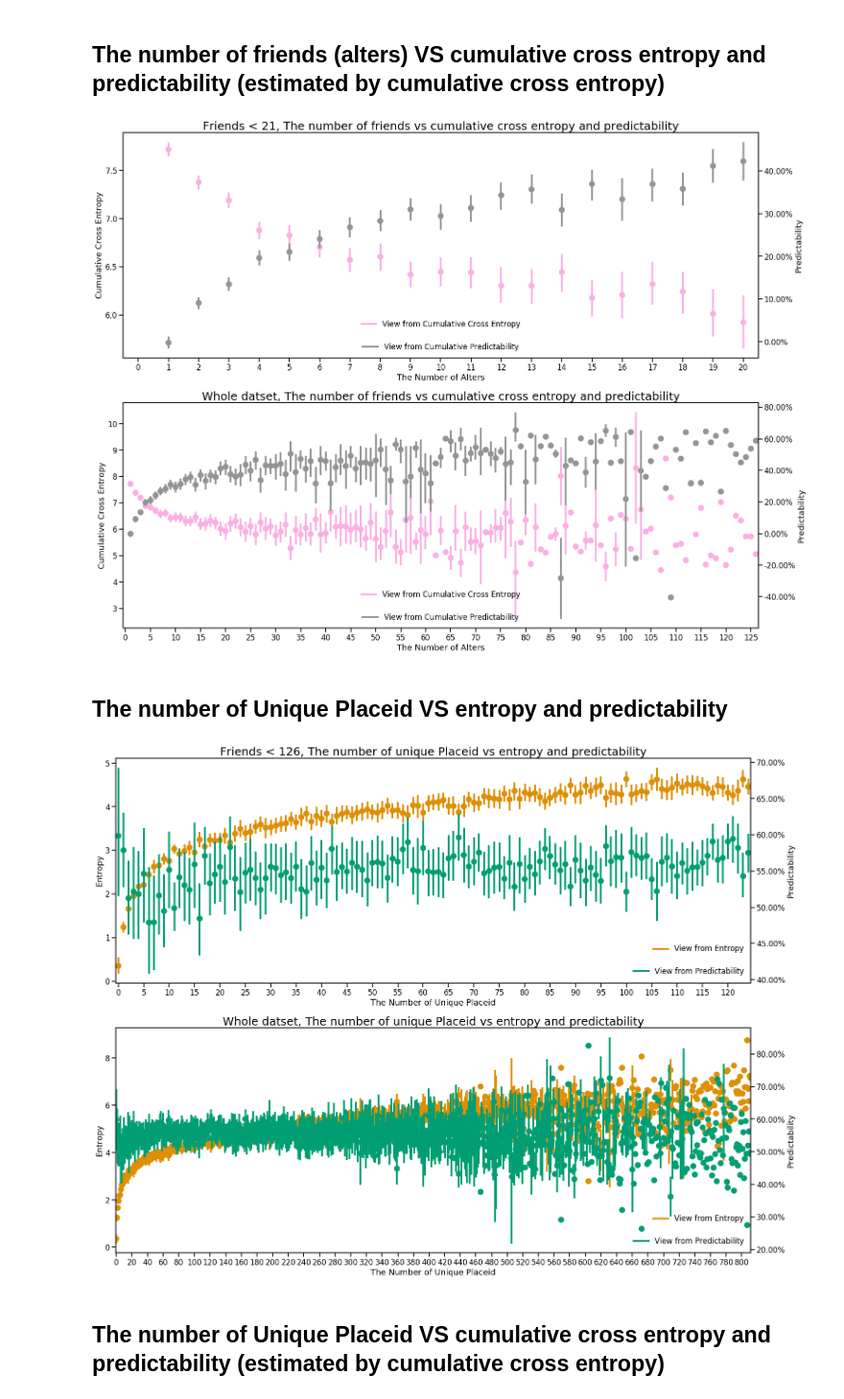
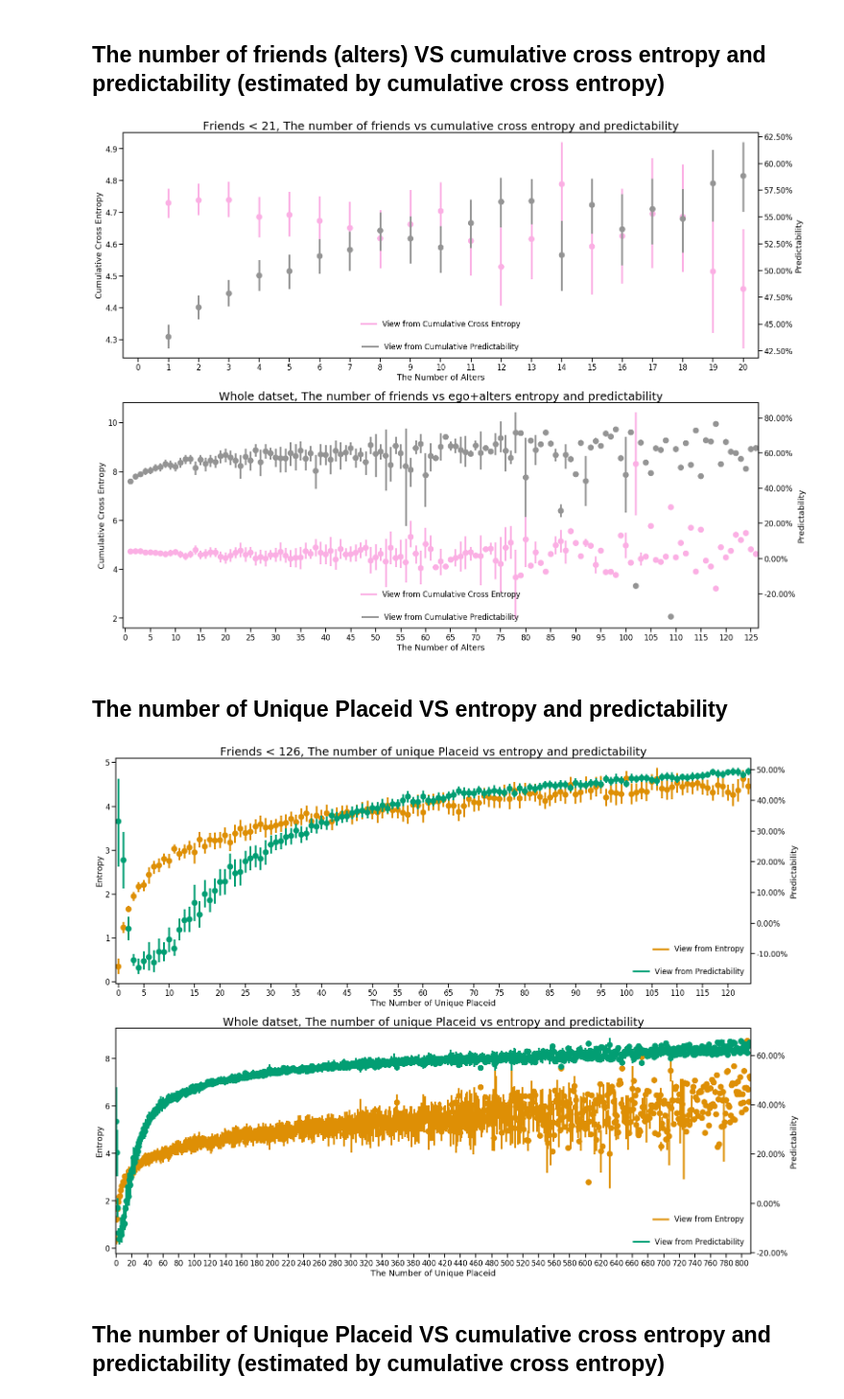
Before and after one commit to Magica-Chen/social-predictability, a Jupyter notebook: Social-Information-Bagrow-Visualization.ipynb, the cells around one changed output. Shown at 96% size. Saved outputs shown, nothing was run; the diff lists cells and outputs as text; code cells hidden in the pictures.

```diff
--- a/Social-Information-Bagrow-Visualization.ipynb
+++ b/Social-Information-Bagrow-Visualization.ipynb
@@ -222,13 +229,13 @@ plt.show()
 # %%
 fig, [ax, ax3] = plt.subplots(2,1, figsize=(25, 20))
 sns.set_context("talk")
-sns.pointplot(x="NumFriends", y="CrossEntropy", data=user_details[user_details['NumFriends'] < 21], \
+sns.pointplot(x="NumFriends", y="ego+alters entropy", data=user_details[user_details['NumFriends'] < 21], \
               ci=95, join=False, ax=ax, color=palette[6])
 ax.legend(labels=['View from Cumulative Cross Entropy'], bbox_to_anchor=(0., .1, 1., .1), loc=8, frameon=False)
 ax.set(xlabel='The Number of Alters', ylabel='Cumulative Cross Entropy')
 
 ax2 = ax.twinx()
-sns.pointplot(x="NumFriends", y="CrossPredictability2", data=user_details[user_details['NumFriends'] < 21], \
+sns.pointplot(x="NumFriends", y="ego+alters predictability", data=user_details[user_details['NumFriends'] < 21], \
               ci=95, join=False, ax=ax2, color=palette[7])
 ax2.legend(labels=['View from Cumulative Predictability'], bbox_to_anchor=(0., 0, 1., .1), loc=8, frameon=False)
 
@@ -238,13 +245,13 @@ ax2.set(xlabel='The Number of Alters', ylabel='Predictability')
 
 plt.title('Friends < 21, The number of friends vs cumulative cross entropy and predictability', fontsize=25)
 
-sns.pointplot(x="NumFriends", y="CrossEntropy", data=user_details, \
+sns.pointplot(x="NumFriends", y="ego+alters entropy", data=user_details, \
               ci=95, join=False, ax=ax3, color=palette[6])
 ax3.set(xlabel='The Number of Alters', ylabel='Cumulative Cross Entropy')
 ax3.legend(labels=['View from Cumulative Cross Entropy'], bbox_to_anchor=(0., .1, 1., .1), loc=8, frameon=False)
 
 ax4 = ax3.twinx()
-sns.pointplot(x="NumFriends", y="CrossPredictability2", data=user_details, \
+sns.pointplot(x="NumFriends", y="ego+alters predictability", data=user_details, \
               ci=95, join=False, ax=ax4, color=palette[7])
 ax4.legend(labels=['View from Cumulative Predictability'], bbox_to_anchor=(0., 0, 1., .1), loc=8, frameon=False)
 
@@ -254,53 +261,53 @@ ax4.xaxis.set_major_locator(ticker.MultipleLocator(5))
 ax4.xaxis.set_major_formatter(ticker.ScalarFormatter())
 ax4.set(xlabel='The Number of Alters', ylabel='Predictability')
 
-plt.title('Whole datset, The number of friends vs cumulative cross entropy and predictability', fontsize=25)
+plt.title('Whole datset, The number of friends vs ego+alters entropy and predictability', fontsize=25)
 plt.show()
 # %% [output]
-[figure, old version]
+[figure, new version]
 # %% [markdown]
 ## The number of Unique Placeid VS entropy and predictability
 # %%
 fig, [ax, ax3] = plt.subplots(2,1, figsize=(25, 20))
 sns.set_context("talk")
-sns.pointplot(x="NumUniqPlaceid", y="LZ_entropy", data=user_details[user_details['NumUniqPlaceid'] < 126], \
+sns.pointplot(x="NumUniqPlaceid", y="entropy", data=user_details[user_details['NumUniqPlaceid'] < 126], \
               ci=95, join=False, ax=ax, color=palette[1])
 ax.legend(labels=['View from Entropy'], bbox_to_anchor=(0., .1, 1., .1), loc=1, frameon=False)
 ax.set(xlabel='The Number of Unique Placeid', ylabel='Entropy')
 
 ax2 = ax.twinx()
-sns.pointplot(x="NumUniqPlaceid", y="Predictability2", data=user_details[user_details['NumUniqPlaceid'] < 126], \
+sns.pointplot(x="NumUniqPlaceid", y="ego predictability", data=user_details[user_details['NumUniqPlaceid'] < 126], \
               ci=95, join=False, ax=ax2, color=palette[2])
 ax2.legend(labels=['View from Predictability'], bbox_to_anchor=(0., 0, 1., .1), loc=1, frameon=False)
 
 vals = ax2.get_yticks()
 ax2.set_yticklabels(['{:,.2%}'.format(x) for x in vals])
 ax2.xaxis.set_major_locator(ticker.MultipleLocator(5))
 ax2.xaxis.set_major_formatter(ticker.ScalarFormatter())
 ax2.set(xlabel='The Number of Unique Placeid', ylabel='Predictability')
 
 plt.title('Friends < 126, The number of unique Placeid vs entropy and predictability', fontsize=25)
 
-sns.pointplot(x="NumUniqPlaceid", y="LZ_entropy", data=user_details, \
+sns.pointplot(x="NumUniqPlaceid", y="entropy", data=user_details, \
               ci=95, join=False, ax=ax3, color=palette[1])
 ax3.set(xlabel='The Number of Unique Placeid', ylabel='Entropy')
 ax3.legend(labels=['View from Entropy'], bbox_to_anchor=(0., .1, 1., .1), loc=1, frameon=False)
 
 ax4 = ax3.twinx()
-sns.pointplot(x="NumUniqPlaceid", y="Predictability2", data=user_details, \
+sns.pointplot(x="NumUniqPlaceid", y="ego predictability", data=user_details, \
               ci=95, join=False, ax=ax4, color=palette[2])
 ax4.legend(labels=['View from Predictability'], bbox_to_anchor=(0., 0, 1., .1), loc=1, frameon=False)
 
 vals = ax4.get_yticks()
 ax4.set_yticklabels(['{:,.2%}'.format(x) for x in vals])
 ax4.xaxis.set_major_locator(ticker.MultipleLocator(20))
 ax4.xaxis.set_major_formatter(ticker.ScalarFormatter())
 ax4.set(xlabel='The Number of Unique Placeid', ylabel='Predictability')
 
 plt.title('Whole datset, The number of unique Placeid vs entropy and predictability', fontsize=25)
 plt.show()
 # %% [output]
-[figure, old version]
+[figure, new version]
 # %% [markdown]
 ## The number of Unique Placeid VS cumulative cross entropy and predictability (estimated by cumulative cross entropy)
 # %% [markdown]
```
Also changed, not shown: parts of 15 cells of this notebook.
